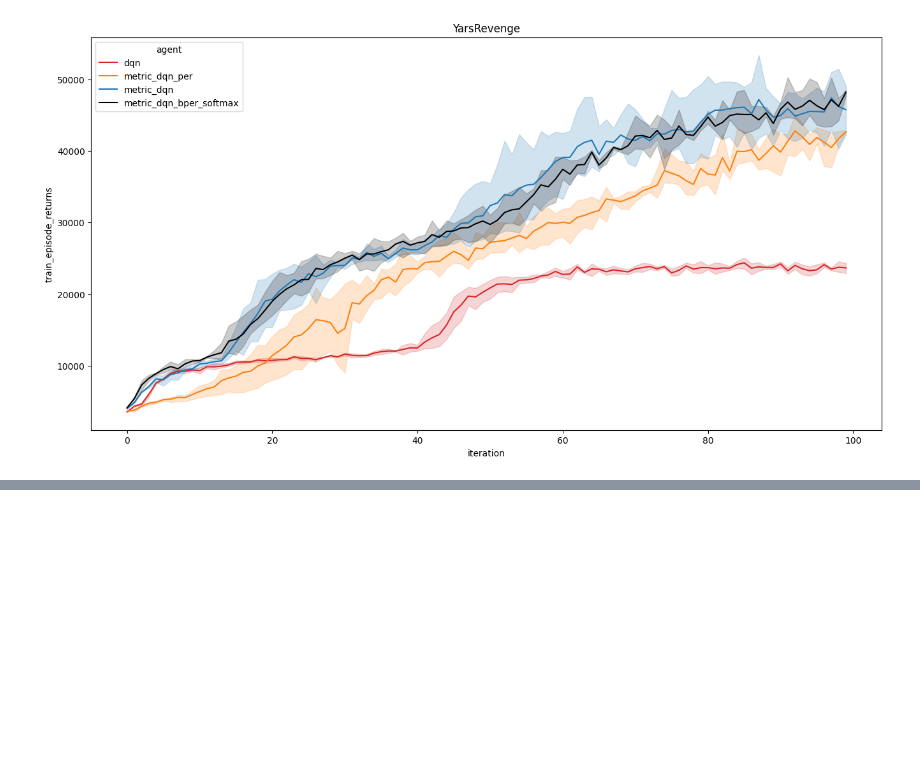
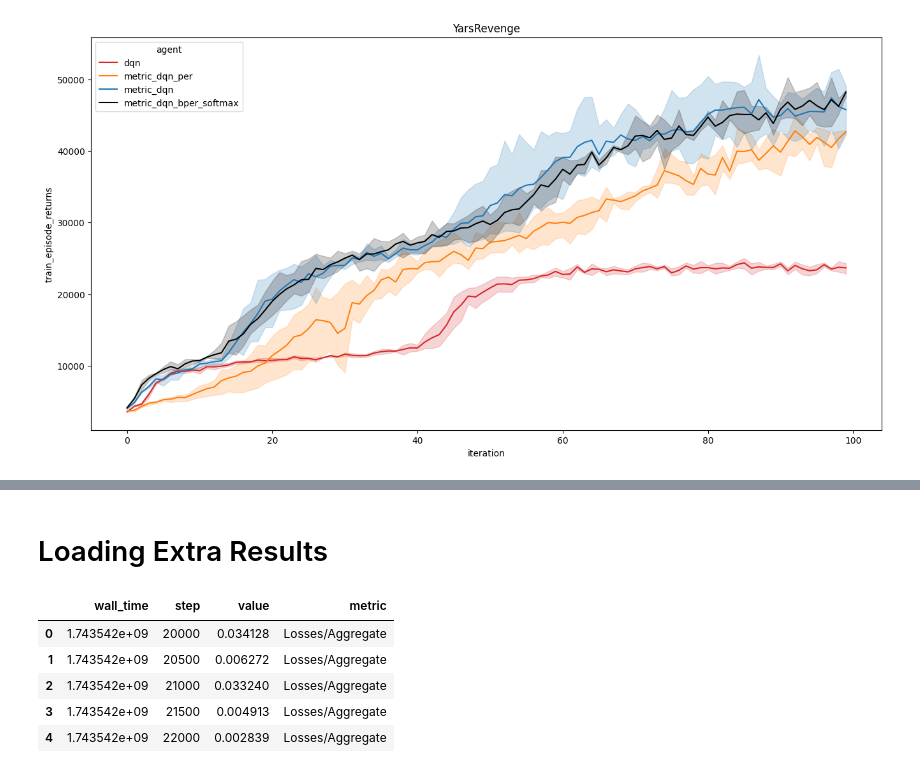
Before and after one commit to ZosoV/bisimulation-PER, a Jupyter notebook: jupyter_notebooks/load_statistics.ipynb, the cells around one changed output, grey strips where cells are left out. Drawn from its saved outputs; the diff is of its cells as text; code cells hidden in the pictures; blank space fills up the shorter version.

```diff
--- a/jupyter_notebooks/load_statistics.ipynb
+++ b/jupyter_notebooks/load_statistics.ipynb
@@ -411,0 +412,55 @@ plot_game(game = game, dataframes = dataframes)
+# %% [markdown]
+# Loading Extra Results
+# %%
+import pandas as pd
+from tensorboard.backend.event_processing import event_accumulator
+
+def load_tensorboard_logs(log_path):
+    """Load TensorBoard logs into a pandas DataFrame.
+
+    Args:
+        log_path (str): Path to directory containing TensorBoard event files
+
+    Returns:
+        pd.DataFrame: DataFrame containing all scalar metrics with columns:
+                      'wall_time', 'step', 'value', 'metric'
+    """
+    # Load event files
+    ea = event_accumulator.EventAccumulator(log_path,
+        size_guidance={
+            event_accumulator.TENSORS: 0,  # 0 means load all
+        })
+    ea.Reload()
+
+    # Get all scalar tags
+    tags = ea.Tags()['tensors']
+
+    # Create DataFrame
+    df = pd.DataFrame()
+
+    for tag in tags:
+        # Get scalar data for each tag
+        events = ea.Tensors(tag)
+        tag_df = pd.DataFrame([{
+            'wall_time': e.wall_time,
+            'step': e.step,
+            'value': np.frombuffer(e.tensor_proto.tensor_content,
+                                   dtype=np.float32)[0],
+            'metric': tag
+        } for e in events])
+
+        # Append to main DataFrame
+        df = pd.concat([df, tag_df], ignore_index=True)
+
+    return df
+
+# Example usage:
+df = load_tensorboard_logs('/home/zosov/workspace/bisimulation-PER/logs/Hero/metric_dqn/118398')
+df.head()
+# %% [output]
+|  | wall_time | step | value | metric |
+| 0 | 1.743542e+09 | 20000 | 0.034128 | Losses/Aggregate |
+| 1 | 1.743542e+09 | 20500 | 0.006272 | Losses/Aggregate |
+| 2 | 1.743542e+09 | 21000 | 0.033240 | Losses/Aggregate |
+| 3 | 1.743542e+09 | 21500 | 0.004913 | Losses/Aggregate |
+| 4 | 1.743542e+09 | 22000 | 0.002839 | Losses/Aggregate |
```
Also changed, not shown: parts of 6 cells of this notebook, 3 other files.
